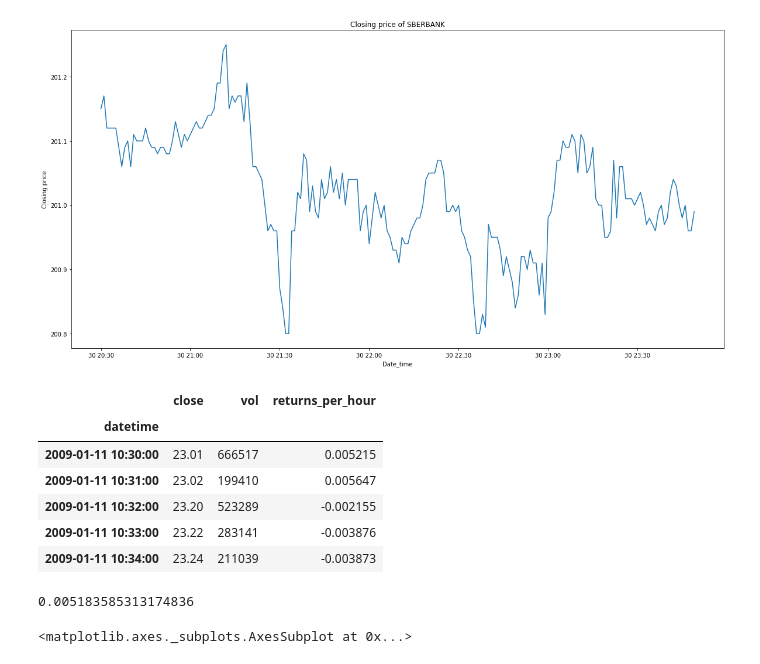
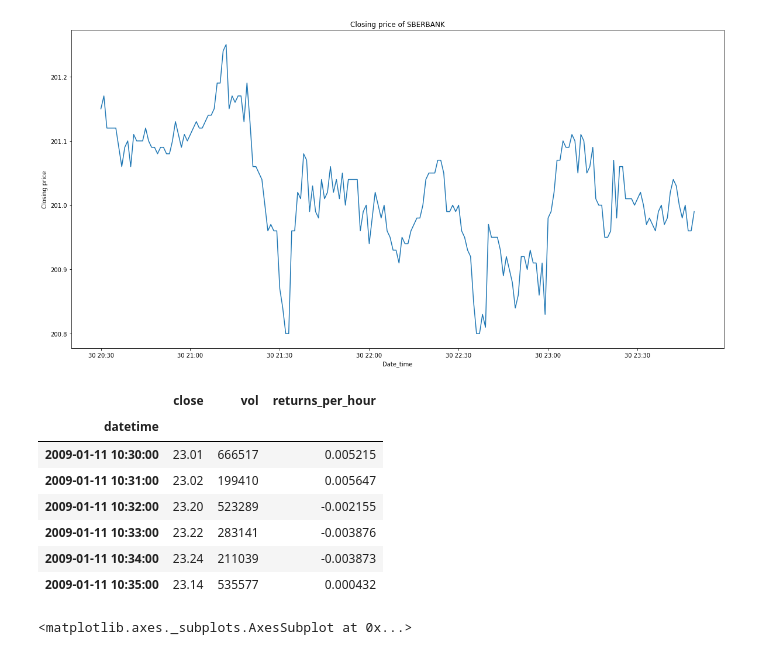
Before and after one commit to Quotermain/sber_stock_analysis, a Jupyter notebook: analysis.ipynb, the cells around one changed output. Cells and saved outputs as stored; diff of their text form; code cells hidden in the pictures.

```diff
--- a/analysis.ipynb
+++ b/analysis.ipynb
@@ -12,12 +14,13 @@ plt.rcParams["figure.figsize"] = (20,10)
 data = pd.read_csv(
     'data/SBER.txt',
     usecols=['<DATE>', '<TIME>', '<CLOSE>', '<VOL>'],
-    parse_dates=[['<DATE>', '<TIME>']]
+    parse_dates=[['<DATE>', '<TIME>']],
+    dayfirst=True
 )
 data.columns = ['datetime', 'close', 'vol']
 data.set_index('datetime', inplace=True)
 
-data.head()
+data.tail()
 # %% [output]
 |  | close | vol |
 | datetime |  |  |
@@ -37,19 +40,16 @@ plt.show()
 [figure]
 # %%
 data['returns_per_hour'] = data.close.pct_change(periods=60).shift(-60)
-data.head()
+data.head(6)
 # %% [output]
 |  | close | vol | returns_per_hour |
 | datetime |  |  |  |
 | 2009-01-11 10:30:00 | 23.01 | 666517 | 0.005215 |
 | 2009-01-11 10:31:00 | 23.02 | 199410 | 0.005647 |
 | 2009-01-11 10:32:00 | 23.20 | 523289 | -0.002155 |
 | 2009-01-11 10:33:00 | 23.22 | 283141 | -0.003876 |
 | 2009-01-11 10:34:00 | 23.24 | 211039 | -0.003873 |
+| 2009-01-11 10:35:00 | 23.14 | 535577 | 0.000432 |
-# %%
-(data.close[60] - data.close[0]) / data.close[61]
-# %% [output]
-0.005183585313174836
 # %%
 data.returns_per_hour.hist(bins=400)
 # %% [output]
```
Also changed, not shown: parts of 7 cells of this notebook.
